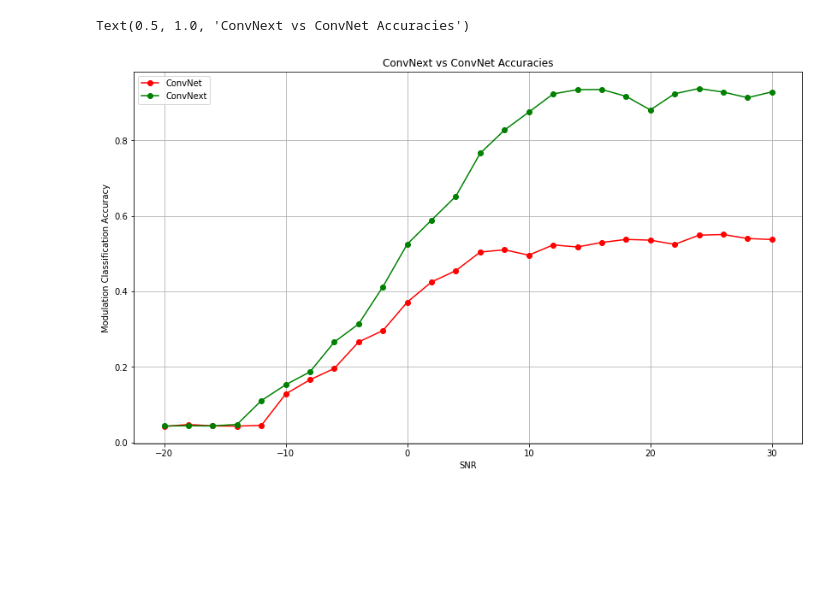
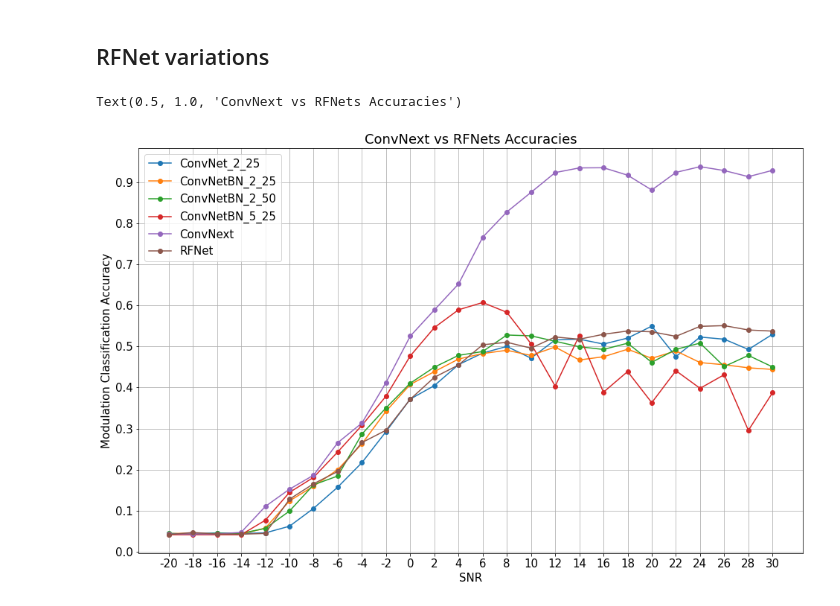
Before and after one commit to LorenzoBellone/Radio-Signal-Classification, a Jupyter notebook: plots.ipynb, the cells around one changed output. Saved outputs shown, nothing was run; the diff lists cells and outputs as text; code cells hidden in the pictures; blank space fills up the shorter version.

```diff
--- a/plots.ipynb
+++ b/plots.ipynb
@@ -99,3 +123,0 @@ with open("accuracy_convnet.json", "w") as f:
-# %%
-with open("accuracy_convnext.json", "w") as f:
-    json.dump(acc_convnext, f, indent=6)
@@ -101,0 +126,3 @@ with open("accuracy_convnext.json", "w") as f:
+# %%
+with open("accuracy_convnext.json", "r") as f:
+    acc_convnext = json.load(f)
@@ -101,0 +143,3 @@ with open("accuracy_convnext.json", "w") as f:
+# %%
+with open("accuracy_convnet.json", "r") as f:
+    acc_convnet = json.load(f)
@@ -102,12 +159,28 @@ with open("accuracy_convnext.json", "w") as f:
+# %% [markdown]
+## RFNet variations
+# %%
+with open("accuracy_convnet_2_25.json", "r") as f:
+    acc_convnet_2_25 = json.load(f)
+with open("accuracy_convnetBN.json", "r") as f:
+    acc_convnetBN_2_25 = json.load(f)
+with open("accuracy_convnetBN_2_50.json", "r") as f:
+    acc_convnetBN_2_50 = json.load(f)
+with open("accuracy_convnetBN_5_25.json", "r") as f:
+    acc_convnetBN_5_25 = json.load(f)
 # %%
-plt.figure(figsize=(14, 8))
+plt.figure(figsize=(16, 10))
 plt.grid()
 plt.ylabel("Modulation Classification Accuracy")
 plt.xlabel("SNR")
-plt.plot(acc_convnet.keys(), acc_convnet.values(), '-ro', label="ConvNet")
-plt.plot(acc_convnext.keys(), acc_convnext.values(), '-go', label="ConvNext")
+plt.plot(acc_convnet_2_25.keys(), acc_convnet_2_25.values(), '-o', label="ConvNet_2_25")
+plt.plot(acc_convnetBN_2_25.keys(), acc_convnetBN_2_25.values(), '-o', label="ConvNetBN_2_25")
+plt.plot(acc_convnetBN_2_50.keys(), acc_convnetBN_2_50.values(), '-o', label="ConvNetBN_2_50")
+plt.plot(acc_convnetBN_5_25.keys(), acc_convnetBN_5_25.values(), '-o', label="ConvNetBN_5_25")
+plt.plot(acc_convnext.keys(), acc_convnext.values(), '-o', label="ConvNext")
+plt.plot(acc_convnet.keys(), acc_convnet.values(), '-o', label="RFNet")
 plt.legend()
-plt.title("ConvNext vs ConvNet Accuracies")
+plt.yticks(np.arange(0, 1, 0.1))
+plt.title("ConvNext vs RFNets Accuracies")
 # %% [output]
-Text(0.5, 1.0, 'ConvNext vs ConvNet Accuracies')
+Text(0.5, 1.0, 'ConvNext vs RFNets Accuracies')
-[figure, old version]
+[figure, new version]
```
Also changed, not shown: parts of 11 cells of this notebook, 1 other file.
